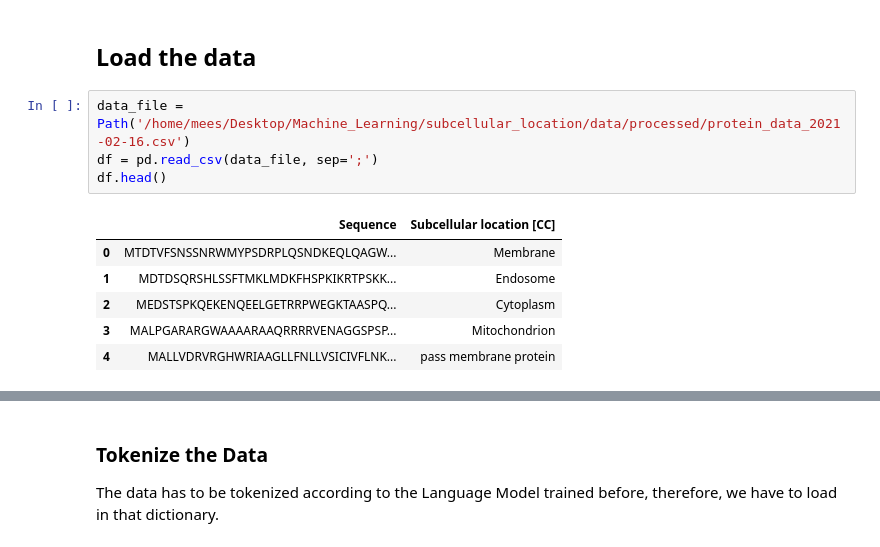
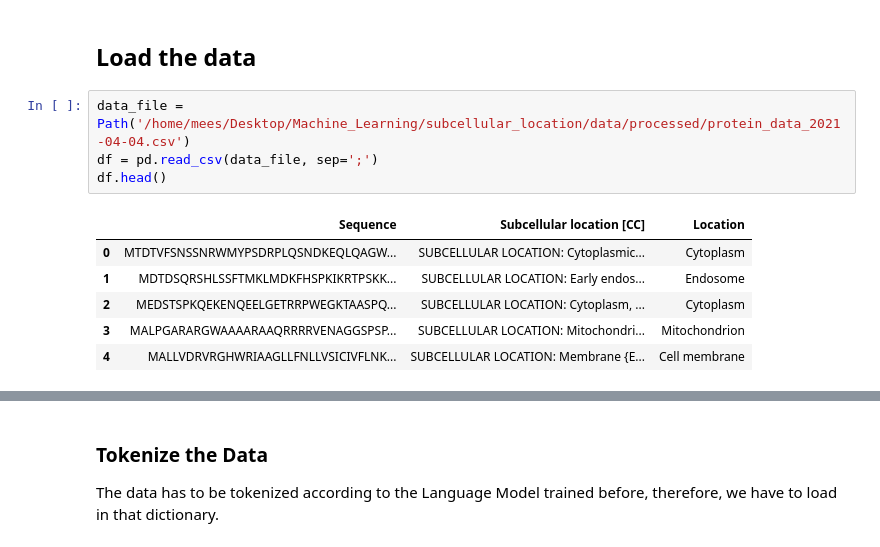
Before and after one commit to Mees-Molenaar/protein_location, a Jupyter notebook: notebooks/proteinClassifier.ipynb, the cells around one changed output, grey strips where cells are left out. Cells and saved outputs as stored; diff of their text form.

```diff
--- a/notebooks/proteinClassifier.ipynb
+++ b/notebooks/proteinClassifier.ipynb
@@ -240,13 +249,13 @@ def accuracy(model, data_loader):
 # %% [markdown]
 ## Load the data
 # %%
-data_file = Path('/home/mees/Desktop/Machine_Learning/subcellular_location/data/processed/protein_data_2021-02-16.csv')
+data_file = Path('/home/mees/Desktop/Machine_Learning/subcellular_location/data/processed/protein_data_2021-04-04.csv')
 df = pd.read_csv(data_file, sep=';')
 df.head()
 # %% [output]
-|  | Sequence | Subcellular location [CC] |
-| 0 | MTDTVFSNSSNRWMYPSDRPLQSNDKEQLQAGW... | Membrane |
-| 1 | MDTDSQRSHLSSFTMKLMDKFHSPKIKRTPSKK... | Endosome |
-| 2 | MEDSTSPKQEKENQEELGETRRPWEGKTAASPQ... | Cytoplasm |
-| 3 | MALPGARARGWAAAARAAQRRRRVENAGGSPSP... | Mitochondrion |
-| 4 | MALLVDRVRGHWRIAAGLLFNLLVSICIVFLNK... | pass membrane protein |
+|  | Sequence | Subcellular location [CC] | Location |
+| 0 | MTDTVFSNSSNRWMYPSDRPLQSNDKEQLQAGW... | SUBCELLULAR LOCATION: Cytoplasmic... | Cytoplasm |
+| 1 | MDTDSQRSHLSSFTMKLMDKFHSPKIKRTPSKK... | SUBCELLULAR LOCATION: Early endos... | Endosome |
+| 2 | MEDSTSPKQEKENQEELGETRRPWEGKTAASPQ... | SUBCELLULAR LOCATION: Cytoplasm, ... | Cytoplasm |
+| 3 | MALPGARARGWAAAARAAQRRRRVENAGGSPSP... | SUBCELLULAR LOCATION: Mitochondri... | Mitochondrion |
+| 4 | MALLVDRVRGHWRIAAGLLFNLLVSICIVFLNK... | SUBCELLULAR LOCATION: Membrane {E... | Cell membrane |
```
Also changed, not shown: parts of 33 cells of this notebook, 1 other file.
